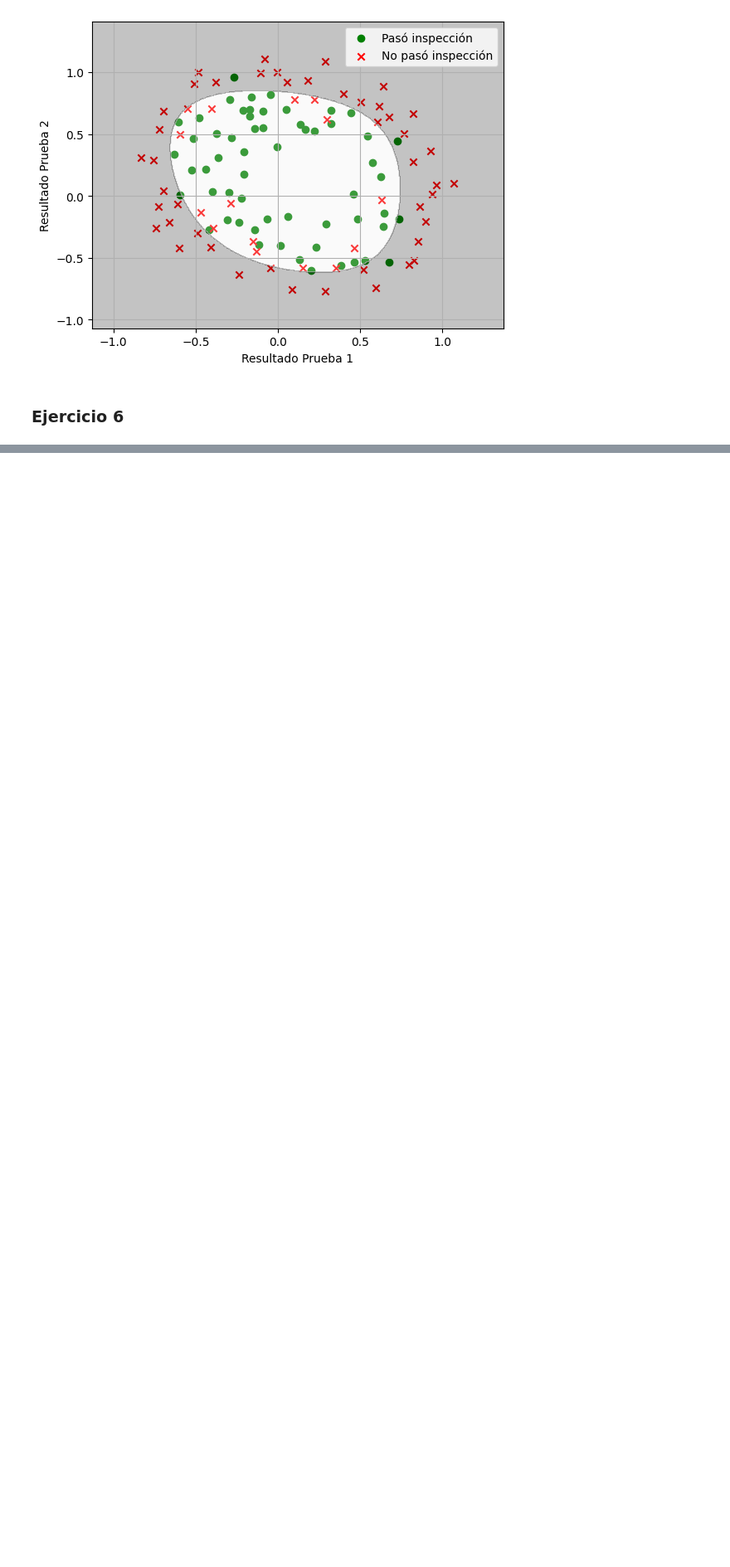
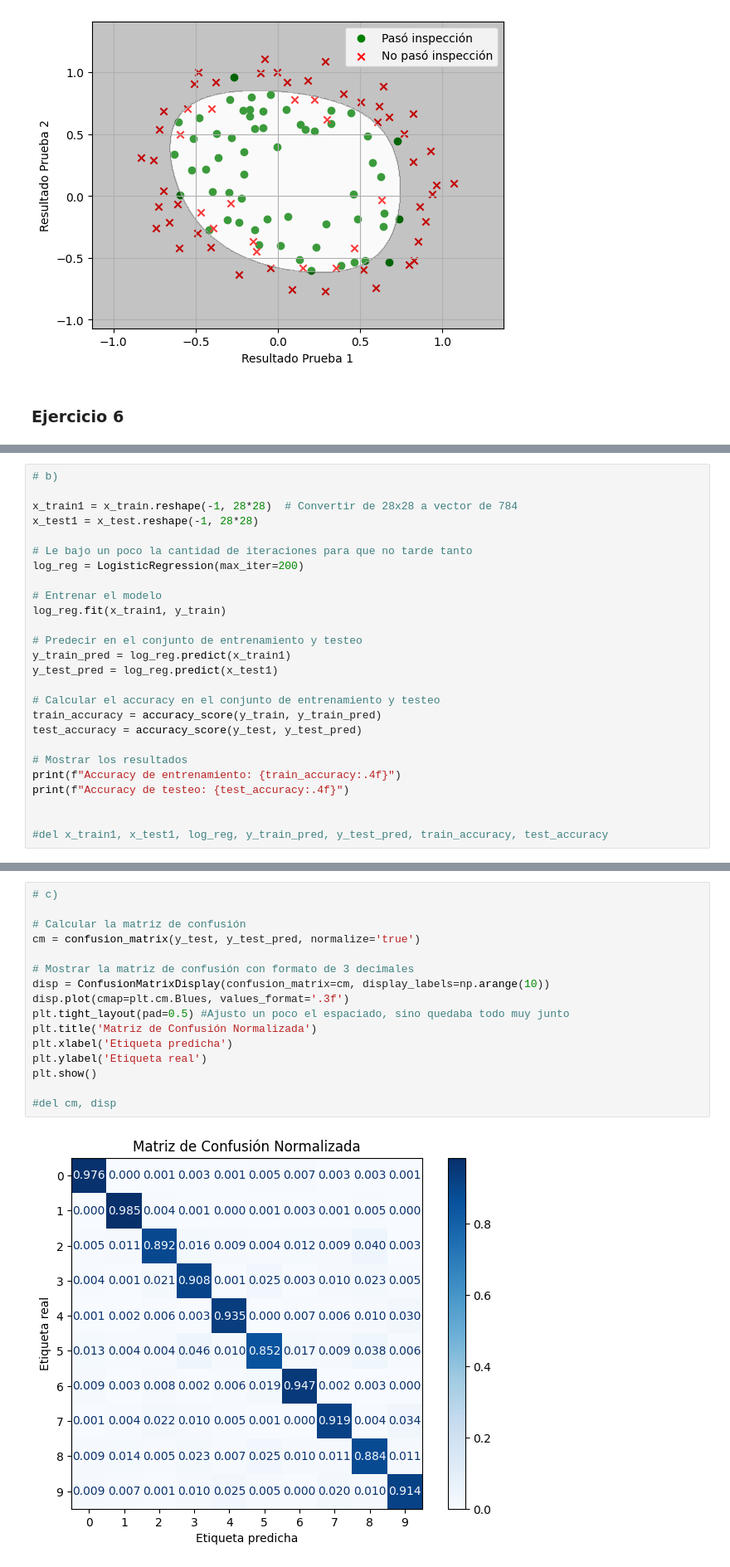
Before and after one commit to joaquinmacia/taller_procesamiento_senales, a Jupyter notebook: guia_2/guia_2.ipynb, the cells around one changed output, grey strips where cells are left out. Shown at 83% size. Saved outputs shown, nothing was run; the diff lists cells and outputs as text; blank space fills up the shorter version.

```diff
--- a/guia_2/guia_2.ipynb
+++ b/guia_2/guia_2.ipynb
@@ -519,0 +548,26 @@ plt.contourf(xx, yy, prediccion_1, alpha=0.25, cmap='grey')
+# %%
+# b)
+
+x_train1 = x_train.reshape(-1, 28*28)  # Convertir de 28x28 a vector de 784
+x_test1 = x_test.reshape(-1, 28*28)
+
+# Le bajo un poco la cantidad de iteraciones para que no tarde tanto
+log_reg = LogisticRegression(max_iter=200)
+
+# Entrenar el modelo
+log_reg.fit(x_train1, y_train)
+
+# Predecir en el conjunto de entrenamiento y testeo
+y_train_pred = log_reg.predict(x_train1)
+y_test_pred = log_reg.predict(x_test1)
+
+# Calcular el accuracy en el conjunto de entrenamiento y testeo
+train_accuracy = accuracy_score(y_train, y_train_pred)
+test_accuracy = accuracy_score(y_test, y_test_pred)
+
+# Mostrar los resultados
+print(f"Accuracy de entrenamiento: {train_accuracy:.4f}")
+print(f"Accuracy de testeo: {test_accuracy:.4f}")
+
+
+#del x_train1, x_test1, log_reg, y_train_pred, y_test_pred, train_accuracy, test_accuracy
@@ -519,0 +584,18 @@ plt.contourf(xx, yy, prediccion_1, alpha=0.25, cmap='grey')
+# %%
+# c)
+
+# Calcular la matriz de confusión
+cm = confusion_matrix(y_test, y_test_pred, normalize='true')
+
+# Mostrar la matriz de confusión con formato de 3 decimales
+disp = ConfusionMatrixDisplay(confusion_matrix=cm, display_labels=np.arange(10))
+disp.plot(cmap=plt.cm.Blues, values_format='.3f')
+plt.tight_layout(pad=0.5) #Ajusto un poco el espaciado, sino quedaba todo muy junto
+plt.title('Matriz de Confusión Normalizada')
+plt.xlabel('Etiqueta predicha')
+plt.ylabel('Etiqueta real')
+plt.show()
+
+#del cm, disp
+# %% [output]
+[figure, added]
```
Also changed, not shown: parts of 5 cells of this notebook, 1 other file.
